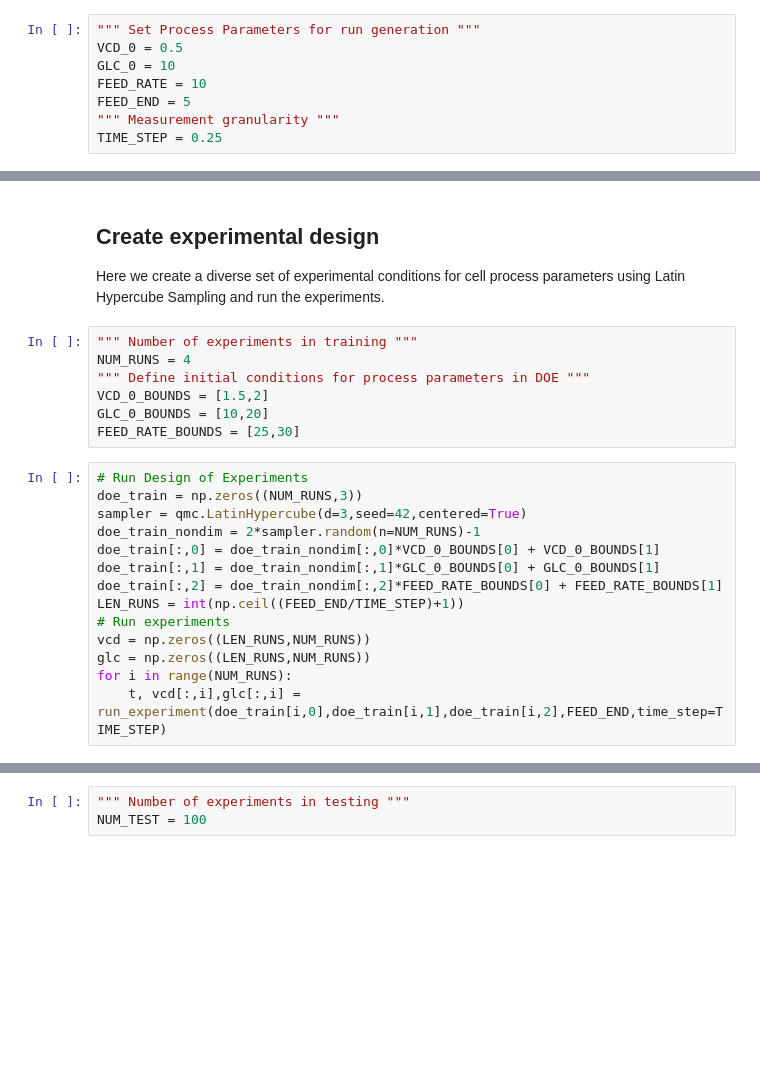
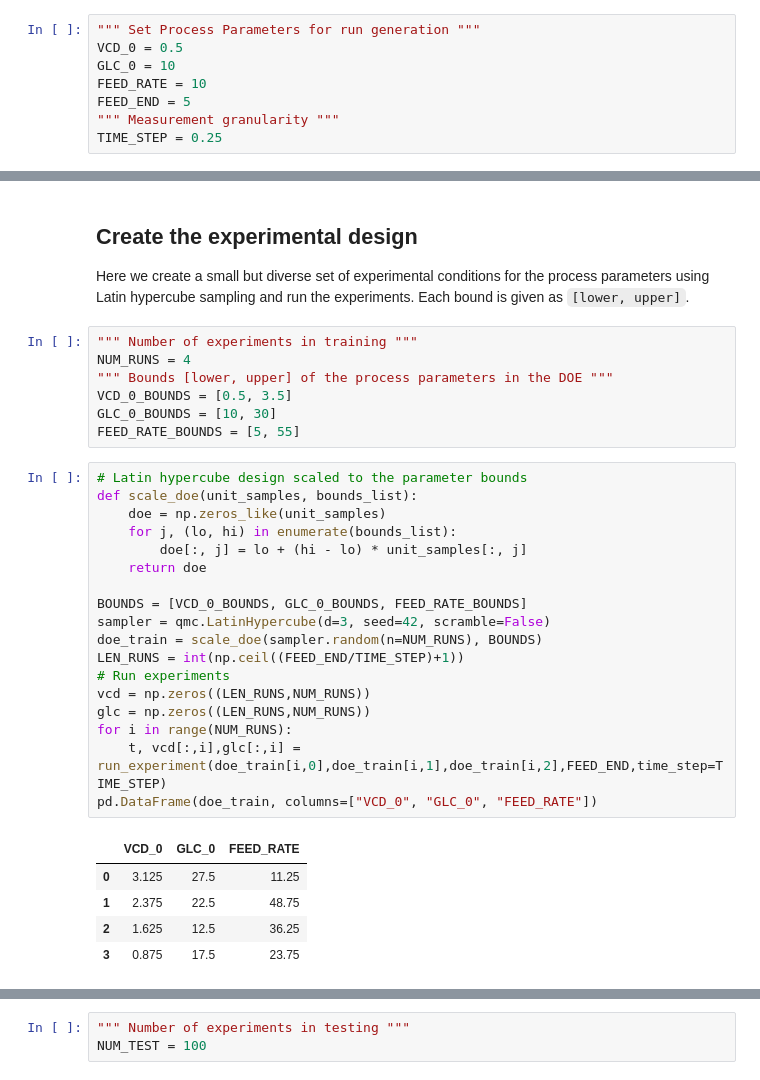
Before and after one commit to DataHow/analytics-course-scripts, a Jupyter notebook: scripts/04_Hybrid_Model.ipynb, the cells around one changed output, grey strips where cells are left out. Cells and saved outputs as stored; diff of their text form; blank space fills up the shorter version.

```diff
--- a/scripts/04_Hybrid_Model.ipynb
+++ b/scripts/04_Hybrid_Model.ipynb
@@ -123,26 +128,36 @@ fig.show()
 # %% [markdown]
-## Create experimental design
+## Create the experimental design
 
-Here we create a diverse set of experimental conditions for cell process parameters using Latin Hypercube Sampling and run the experiments.
+Here we create a small but diverse set of experimental conditions for the process parameters using Latin hypercube sampling and run the experiments. Each bound is given as `[lower, upper]`.
 # %%
 """ Number of experiments in training """
 NUM_RUNS = 4
-""" Define initial conditions for process parameters in DOE """
-VCD_0_BOUNDS = [1.5,2]
-GLC_0_BOUNDS = [10,20]
-FEED_RATE_BOUNDS = [25,30]
+""" Bounds [lower, upper] of the process parameters in the DOE """
+VCD_0_BOUNDS = [0.5, 3.5]
+GLC_0_BOUNDS = [10, 30]
+FEED_RATE_BOUNDS = [5, 55]
 # %%
-# Run Design of Experiments
-doe_train = np.zeros((NUM_RUNS,3))
-sampler = qmc.LatinHypercube(d=3,seed=42,centered=True)
-doe_train_nondim = 2*sampler.random(n=NUM_RUNS)-1
-doe_train[:,0] = doe_train_nondim[:,0]*VCD_0_BOUNDS[0] + VCD_0_BOUNDS[1]
-doe_train[:,1] = doe_train_nondim[:,1]*GLC_0_BOUNDS[0] + GLC_0_BOUNDS[1]
-doe_train[:,2] = doe_train_nondim[:,2]*FEED_RATE_BOUNDS[0] + FEED_RATE_BOUNDS[1]
+# Latin hypercube design scaled to the parameter bounds
+def scale_doe(unit_samples, bounds_list):
+    doe = np.zeros_like(unit_samples)
+    for j, (lo, hi) in enumerate(bounds_list):
+        doe[:, j] = lo + (hi - lo) * unit_samples[:, j]
+    return doe
+
+BOUNDS = [VCD_0_BOUNDS, GLC_0_BOUNDS, FEED_RATE_BOUNDS]
+sampler = qmc.LatinHypercube(d=3, seed=42, scramble=False)
+doe_train = scale_doe(sampler.random(n=NUM_RUNS), BOUNDS)
 LEN_RUNS = int(np.ceil((FEED_END/TIME_STEP)+1))
 # Run experiments
 vcd = np.zeros((LEN_RUNS,NUM_RUNS))
 glc = np.zeros((LEN_RUNS,NUM_RUNS))
 for i in range(NUM_RUNS):
     t, vcd[:,i],glc[:,i] = run_experiment(doe_train[i,0],doe_train[i,1],doe_train[i,2],FEED_END,time_step=TIME_STEP)
+pd.DataFrame(doe_train, columns=["VCD_0", "GLC_0", "FEED_RATE"])
+# %% [output]
+|  | VCD_0 | GLC_0 | FEED_RATE |
+| 0 | 3.125 | 27.5 | 11.25 |
+| 1 | 2.375 | 22.5 | 48.75 |
+| 2 | 1.625 | 12.5 | 36.25 |
+| 3 | 0.875 | 17.5 | 23.75 |
 # %%
```
Also changed, not shown: parts of 45 cells of this notebook, 8 other files.
